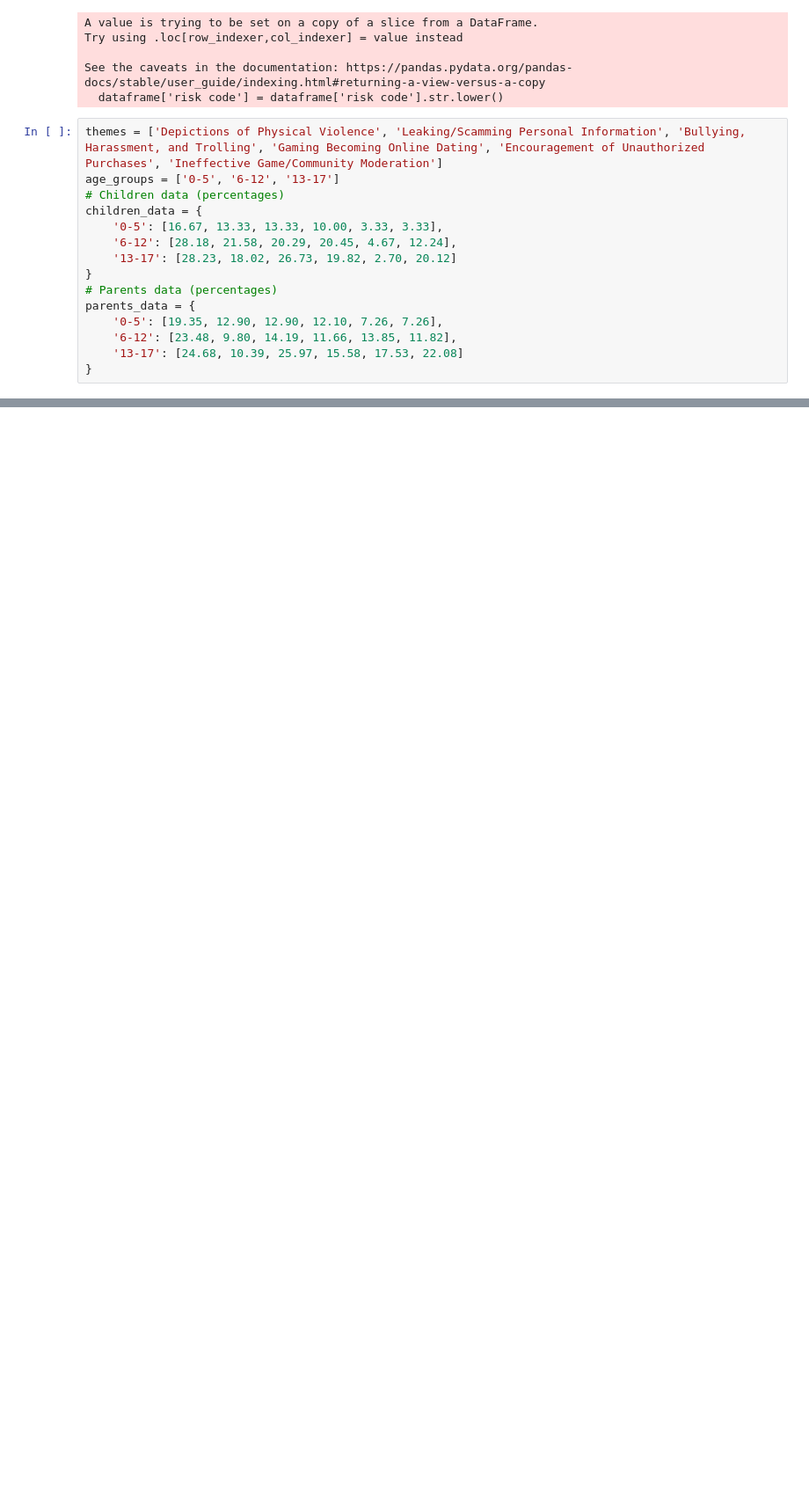
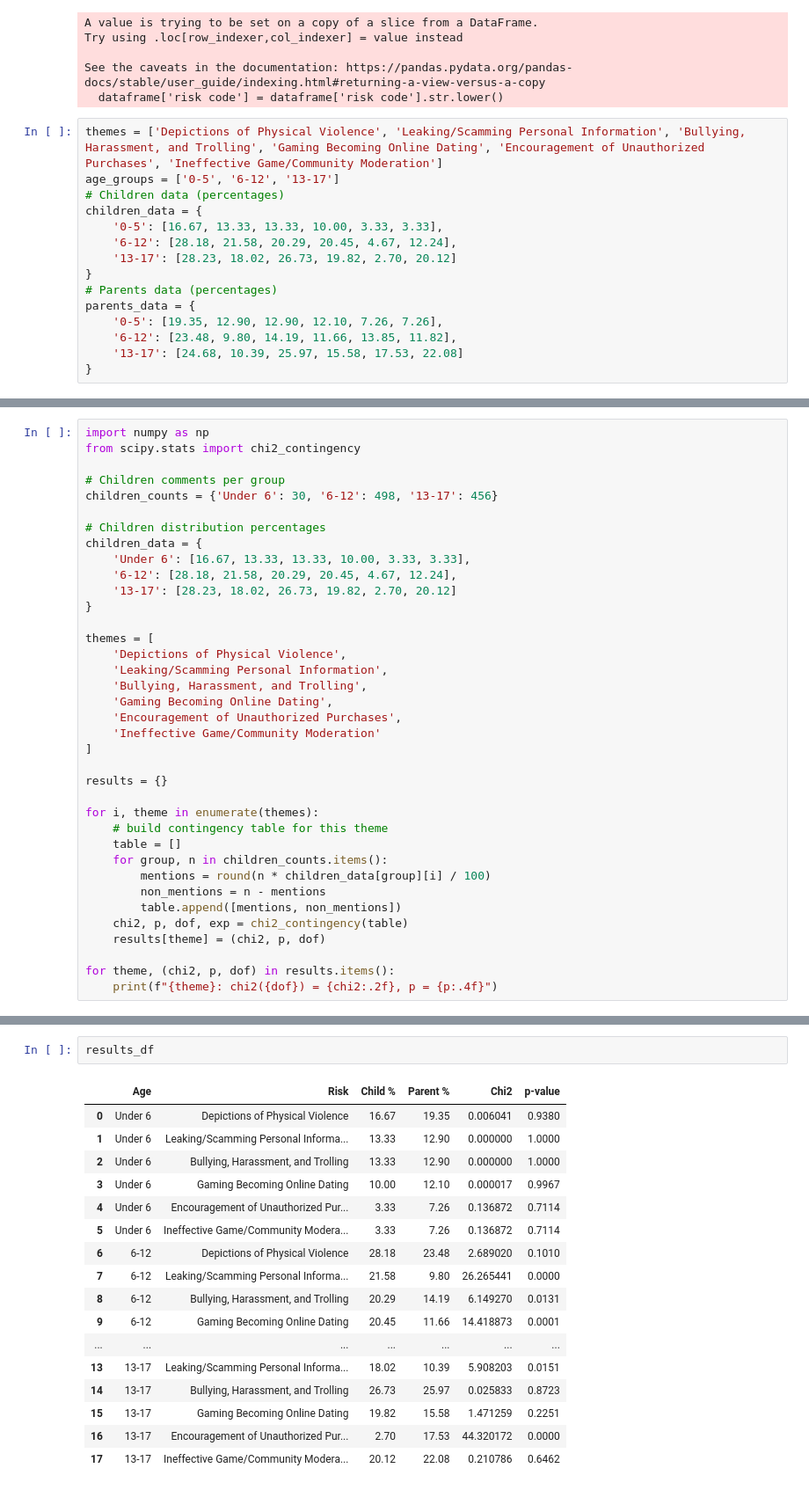
Before and after one commit to keyanUB/CommenSense_Analysis, a Jupyter notebook: sample/age.ipynb, the cells around one changed output, grey strips where cells are left out. Shown at 88% size. Saved outputs shown, nothing was run; the diff lists cells and outputs as text; blank space fills up the shorter version.

```diff
--- a/sample/age.ipynb
+++ b/sample/age.ipynb
@@ -383,0 +485,37 @@ plt.show()
+# %%
+import numpy as np
+from scipy.stats import chi2_contingency
+
+# Children comments per group
+children_counts = {'Under 6': 30, '6-12': 498, '13-17': 456}
+
+# Children distribution percentages
+children_data = {
+    'Under 6': [16.67, 13.33, 13.33, 10.00, 3.33, 3.33],
+    '6-12': [28.18, 21.58, 20.29, 20.45, 4.67, 12.24],
+    '13-17': [28.23, 18.02, 26.73, 19.82, 2.70, 20.12]
+}
+
+themes = [
+    'Depictions of Physical Violence',
+    'Leaking/Scamming Personal Information',
+    'Bullying, Harassment, and Trolling',
+    'Gaming Becoming Online Dating',
+    'Encouragement of Unauthorized Purchases',
+    'Ineffective Game/Community Moderation'
+]
+
+results = {}
+
+for i, theme in enumerate(themes):
+    # build contingency table for this theme
+    table = []
+    for group, n in children_counts.items():
+        mentions = round(n * children_data[group][i] / 100)
+        non_mentions = n - mentions
+        table.append([mentions, non_mentions])
+    chi2, p, dof, exp = chi2_contingency(table)
+    results[theme] = (chi2, p, dof)
+
+for theme, (chi2, p, dof) in results.items():
+    print(f"{theme}: chi2({dof}) = {chi2:.2f}, p = {p:.4f}")
@@ -383,0 +675,20 @@ plt.show()
+# %%
+results_df
+# %% [output]
+|  | Age | Risk | Child % | Parent % | Chi2 | p-value |
+| 0 | Under 6 | Depictions of Physical Violence | 16.67 | 19.35 | 0.006041 | 0.9380 |
+| 1 | Under 6 | Leaking/Scamming Personal Informa... | 13.33 | 12.90 | 0.000000 | 1.0000 |
+| 2 | Under 6 | Bullying, Harassment, and Trolling | 13.33 | 12.90 | 0.000000 | 1.0000 |
+| 3 | Under 6 | Gaming Becoming Online Dating | 10.00 | 12.10 | 0.000017 | 0.9967 |
+| 4 | Under 6 | Encouragement of Unauthorized Pur... | 3.33 | 7.26 | 0.136872 | 0.7114 |
+| 5 | Under 6 | Ineffective Game/Community Modera... | 3.33 | 7.26 | 0.136872 | 0.7114 |
+| 6 | 6-12 | Depictions of Physical Violence | 28.18 | 23.48 | 2.689020 | 0.1010 |
+| 7 | 6-12 | Leaking/Scamming Personal Informa... | 21.58 | 9.80 | 26.265441 | 0.0000 |
+| 8 | 6-12 | Bullying, Harassment, and Trolling | 20.29 | 14.19 | 6.149270 | 0.0131 |
+| 9 | 6-12 | Gaming Becoming Online Dating | 20.45 | 11.66 | 14.418873 | 0.0001 |
+| ... | ... | ... | ... | ... | ... | ... |
+| 13 | 13-17 | Leaking/Scamming Personal Informa... | 18.02 | 10.39 | 5.908203 | 0.0151 |
+| 14 | 13-17 | Bullying, Harassment, and Trolling | 26.73 | 25.97 | 0.025833 | 0.8723 |
+| 15 | 13-17 | Gaming Becoming Online Dating | 19.82 | 15.58 | 1.471259 | 0.2251 |
+| 16 | 13-17 | Encouragement of Unauthorized Pur... | 2.70 | 17.53 | 44.320172 | 0.0000 |
+| 17 | 13-17 | Ineffective Game/Community Modera... | 20.12 | 22.08 | 0.210786 | 0.6462 |
```
Also changed, not shown: parts of 21 cells of this notebook, 8 other files.
